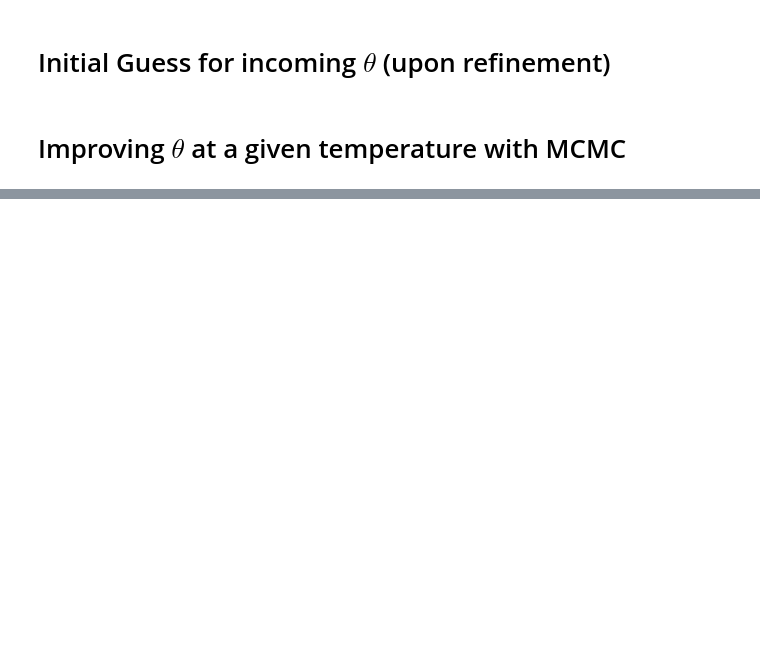
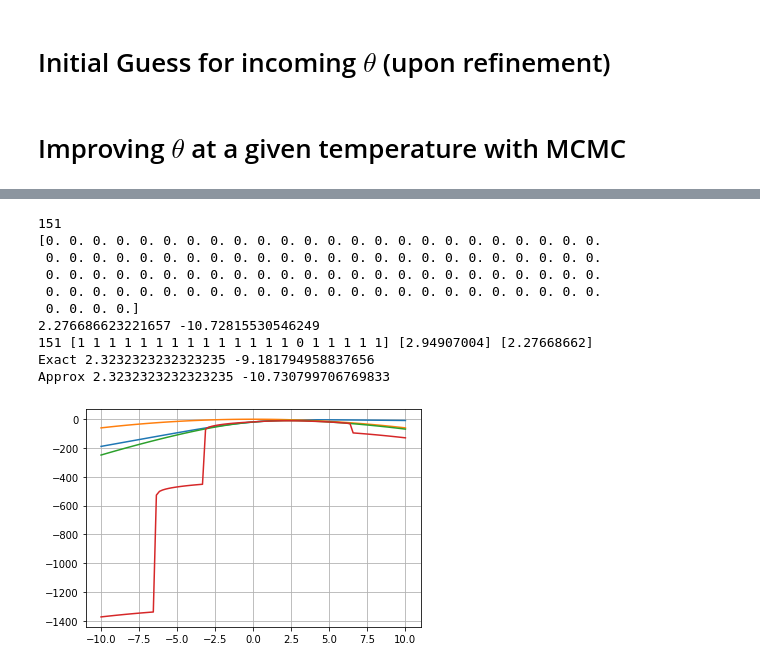
Before and after one commit to ETS-Next-Gen/irt-mcmc, a Jupyter notebook: notebooks/irt_solver_1d_simulated_data.ipynb, the cells around one changed output, grey strips where cells are left out. Cells and saved outputs as stored; diff of their text form; code cells hidden in the pictures; blank space fills up the shorter version.

```diff
--- a/notebooks/irt_solver_1d_simulated_data.ipynb
+++ b/notebooks/irt_solver_1d_simulated_data.ipynb
@@ -289,0 +284,48 @@ print(L)
+# %%
+t = np.linspace(-10, 10, 100)
+print(p)
+x = X[p]
+
+def clipped_log(x):
+    return np.log(np.maximum(x, 1e-30))
+
+L = sum(x[i]*clipped_log(model_irf[i](t))
+              + (1-x[i])*clipped_log(1-model_irf[i](t))
+                for i in range(I))
+L_approx = sum(x[i]*clipped_log(irf[i].interpolant(t))
+               + (1-x[i])*clipped_log(1-irf[i].interpolant(t))
+                for i in range(I))
+prior = -t**2 / v[0]
+L_total = L_exact + prior
+L_total_approx = L_approx + prior
+
+likelihood = nirt.likelihood.Likelihood(X, c, irf)
+ours = np.array([likelihood._total_likelihood_sum_implementation(ti, p, dim, v)
+                 for ti in t])
+print(L_total_approx - ours)
+t_mle = likelihood.parameter_mle(p, dim, v, max_iter=5)
+l_mle = likelihood.log_likelihood_term(np.array([t_mle]), v, active=(np.array([p]), np.array([dim])))[0]
+print(t_mle, l_mle)
+
+plt.plot(t, L, label="L_exact")
+plt.plot(t, prior, label="prior")
+plt.plot(t, L_total, label="L_total_exact")
+plt.plot(t, L_total_approx, label="L_total_approx")
+plt.grid(True)
+#plt.ylim([-10, 0])
+#plt.xlim([0, 10])
+print(p, X[p], theta_exact[p], theta[p])
+print("Exact", t[L_total.argmax()], max(L_total))
+print("Approx", t[L_total_approx.argmax()], max(L_total_approx))
+# %% [output]
+151
+[0. 0. 0. 0. 0. 0. 0. 0. 0. 0. 0. 0. 0. 0. 0. 0. 0. 0. 0. 0. 0. 0. 0. 0.
+ 0. 0. 0. 0. 0. 0. 0. 0. 0. 0. 0. 0. 0. 0. 0. 0. 0. 0. 0. 0. 0. 0. 0. 0.
+ 0. 0. 0. 0. 0. 0. 0. 0. 0. 0. 0. 0. 0. 0. 0. 0. 0. 0. 0. 0. 0. 0. 0. 0.
+ 0. 0. 0. 0. 0. 0. 0. 0. 0. 0. 0. 0. 0. 0. 0. 0. 0. 0. 0. 0. 0. 0. 0. 0.
+ 0. 0. 0. 0.]
+2.276686623221657 -10.72815530546249
+151 [1 1 1 1 1 1 1 1 1 1 1 1 1 1 0 1 1 1 1 1] [2.94907004] [2.27668662]
+Exact 2.3232323232323235 -9.181794958837656
+Approx 2.3232323232323235 -10.730799706769833
+[figure, added]
```
Also changed, not shown: parts of 21 cells of this notebook, 13 other files.
